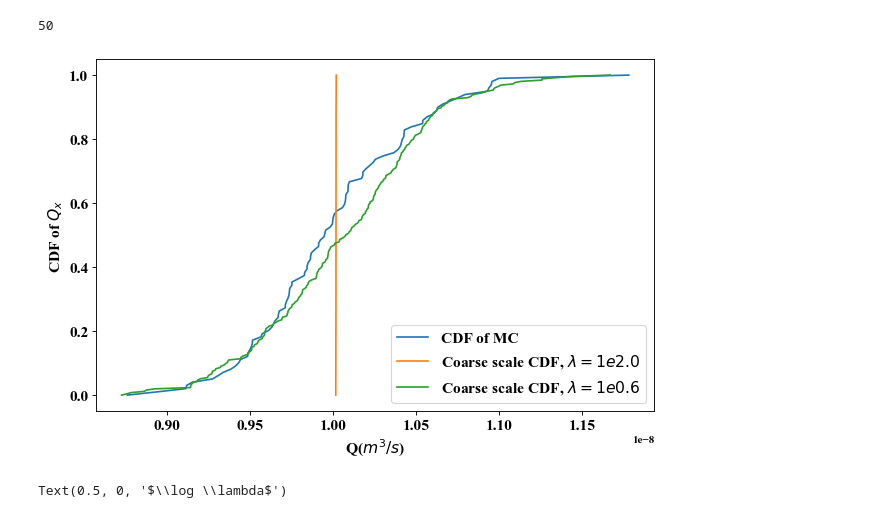
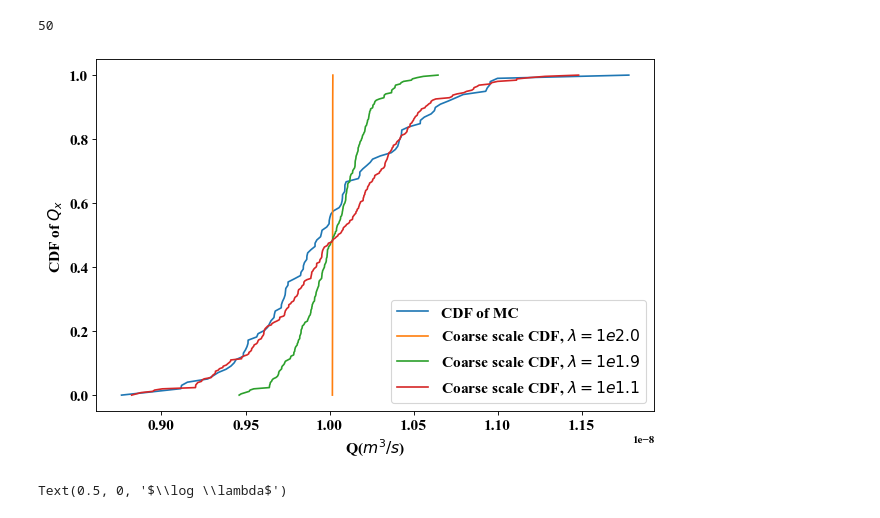
Before and after one commit to dbelivanis/Information-Theory-2, a Jupyter notebook: Multi_k/plot_results.ipynb, the cells around one changed output. Drawn from its saved outputs; the diff is of its cells as text; code cells hidden in the pictures.

```diff
--- a/Multi_k/plot_results.ipynb
+++ b/Multi_k/plot_results.ipynb
@@ -53,6 +57,7 @@ y_t = np.loadtxt(f"{train_loc}")
 # %%
 epoch_1 = 22
-epoch_2 = 50
+epoch_2 = 25
+epoch_3 = 40
 
 time_step = 30
 
@@ -79,40 +84,44 @@ plt.plot(q_plot[index_plot],np.linspace(0,1,N_k),label=rf'Coarse scale CDF, $\la
 q_plot = q_x[epoch_2,time_step,:]
 index_plot = np.argsort(q_plot)
 plt.plot(q_plot[index_plot],np.linspace(0,1,N_k),label=rf'Coarse scale CDF, $\lambda = 1e{np.round(-lam[epoch_2],1)}$')
+
+q_plot = q_x[epoch_3,time_step,:]
+index_plot = np.argsort(q_plot)
+plt.plot(q_plot[index_plot],np.linspace(0,1,N_k),label=rf'Coarse scale CDF, $\lambda = 1e{np.round(-lam[epoch_3],1)}$')
 
 
 plt.xlabel(r'Q($m^3/s$)', fontsize= 14)
 plt.ylabel(r'CDF of $Q_x$', fontsize= 14)
 
 
 
 
 plt.tick_params(axis='both', which='major', labelsize=14)
 plt.ticklabel_format(axis="x", style="sci", scilimits=(0,0))
 plt.legend(loc=4, fontsize= 14)
 # plt.xlim(0.0, 5.0e-8)
 
 # ax1 = plt.subplot(122)
 # ax1.text(-0.1, 1.02, 'b)', transform=ax1.transAxes,size=16)
 
 # Q_MC = q_MC_y[:,ii]
 
 # index_MC = np.argsort(Q_MC)
 # plt.plot(Q_MC[index_MC],np.linspace(0,1,100),label=rf'Fine scale, t={ii} days')
 # plot_cdf(p,q_y ,time_step,epoch_1,label=rf'Coarse scale, t={ii} days, $\lambda = 1e{np.round(lam[epoch_1],1)}$')
 # plot_cdf(p,q_y ,time_step,epoch_2,label=rf'Coarse scale, t={ii} days, $\lambda = 1e{np.round(lam[epoch_2],1)}$')
 
 # plt.xlabel(r'Q($m^3/s$)', fontsize= 14)
 # plt.ylabel(r'CDF of $Q_y$', fontsize= 14)
 
 # plt.tick_params(axis='both', which='major', labelsize=14)
 # plt.ticklabel_format(axis="x", style="sci", scilimits=(0,0))
 # plt.legend(loc=4, fontsize= 14)
 # plt.savefig('./../../../plots/2d_cdf_paper.pdf', bbox_inches='tight',dpi=my_dpi)
 
 plt.show()
 # %% [output]
-[figure, old version]
+[figure, new version]
 # %%
 q_plot = q_x[epoch_1,:,:]
 index_plot = np.argsort(q_plot)
```
Also changed, not shown: parts of 1 cell of this notebook, 9 other files.
